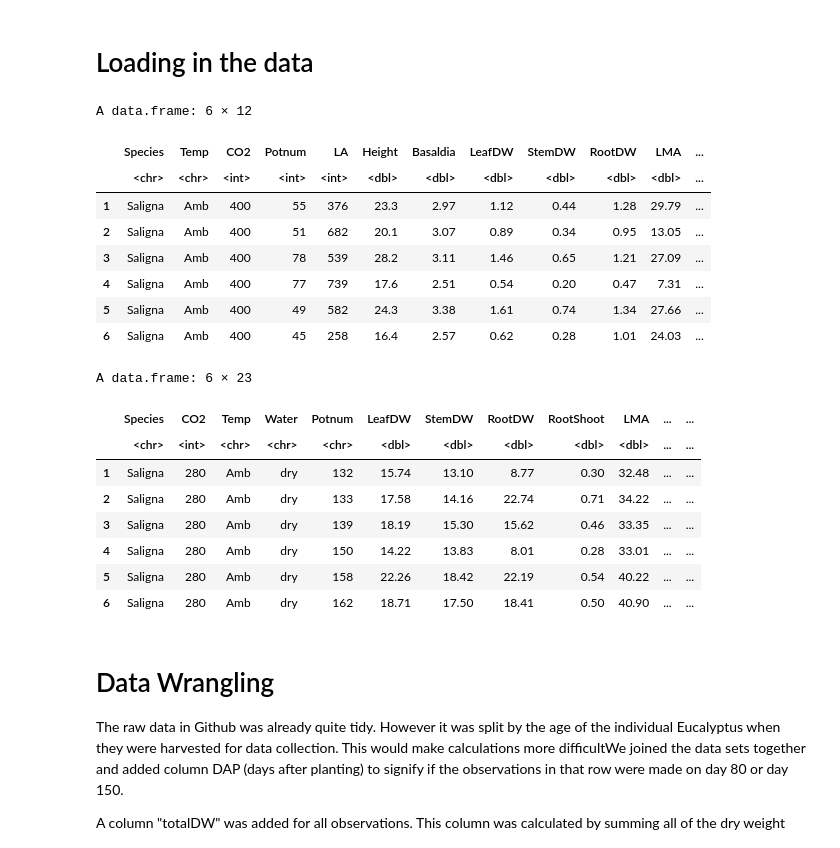
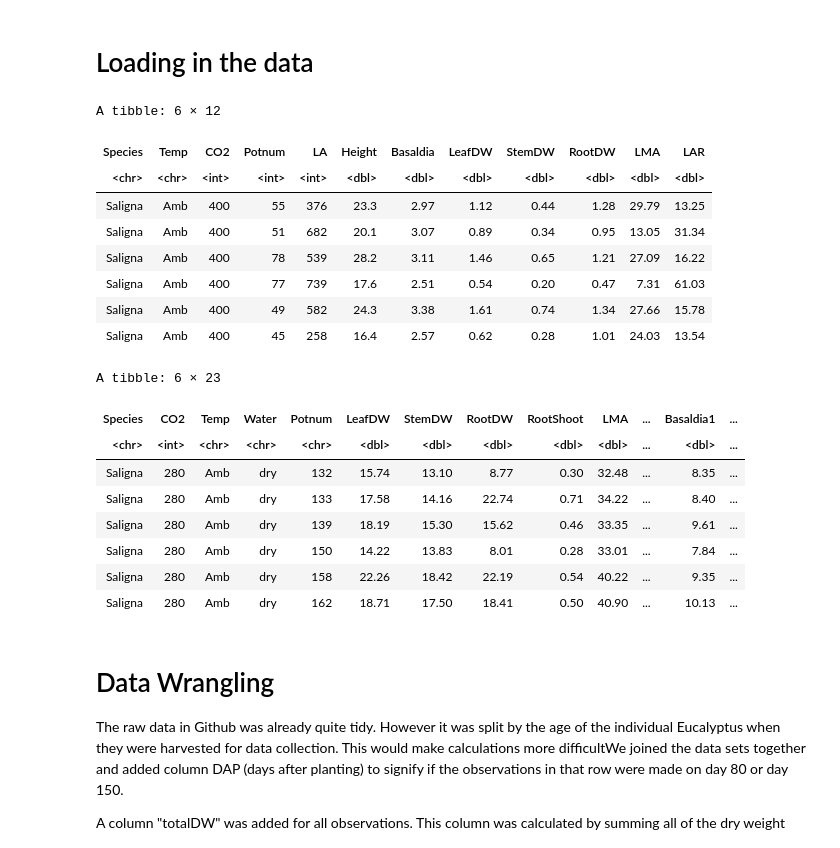
Before and after one commit to cangulo2/OCN682F22, a Jupyter notebook: Final_Project/Impacts of Environmental Conditions on Woody Plant Growth - Final Project.ipynb, the cells around one changed output. Drawn from its saved outputs; the diff is of its cells as text; code cells hidden in the pictures.

```diff
--- a/Final_Project/Impacts of Environmental Conditions on Woody Plant Growth - Final Project.ipynb
+++ b/Final_Project/Impacts of Environmental Conditions on Woody Plant Growth - Final Project.ipynb
@@ -23,29 +12,29 @@ The following objects are masked from 'package:base':
 # %% [markdown]
 # Loading in the data
 # %%
-Ghannoum_b <- read.csv(url("https://raw.githubusercontent.com/dfalster/baad/master/data/Ghannoum2010b/data.csv"))
-Ghannoum_a <- read.csv(url("https://raw.githubusercontent.com/dfalster/baad/master/data/Ghannoum2010a/data.csv"))
+Ghannoum_b <- tibble(read.csv(url("https://raw.githubusercontent.com/dfalster/baad/master/data/Ghannoum2010b/data.csv")))
+Ghannoum_a <- tibble(read.csv(url("https://raw.githubusercontent.com/dfalster/baad/master/data/Ghannoum2010a/data.csv")))
 head(Ghannoum_b)
 head(Ghannoum_a)
 # %% [output]
-A data.frame: 6 × 12
+A tibble: 6 × 12
-|  | Species | Temp | CO2 | Potnum | LA | Height | Basaldia | LeafDW | StemDW | RootDW | LMA | ... |
-|  | <chr> | <chr> | <int> | <int> | <int> | <dbl> | <dbl> | <dbl> | <dbl> | <dbl> | <dbl> | ... |
-| 1 | Saligna | Amb | 400 | 55 | 376 | 23.3 | 2.97 | 1.12 | 0.44 | 1.28 | 29.79 | ... |
-| 2 | Saligna | Amb | 400 | 51 | 682 | 20.1 | 3.07 | 0.89 | 0.34 | 0.95 | 13.05 | ... |
-| 3 | Saligna | Amb | 400 | 78 | 539 | 28.2 | 3.11 | 1.46 | 0.65 | 1.21 | 27.09 | ... |
-| 4 | Saligna | Amb | 400 | 77 | 739 | 17.6 | 2.51 | 0.54 | 0.20 | 0.47 | 7.31 | ... |
-| 5 | Saligna | Amb | 400 | 49 | 582 | 24.3 | 3.38 | 1.61 | 0.74 | 1.34 | 27.66 | ... |
-| 6 | Saligna | Amb | 400 | 45 | 258 | 16.4 | 2.57 | 0.62 | 0.28 | 1.01 | 24.03 | ... |
+| Species | Temp | CO2 | Potnum | LA | Height | Basaldia | LeafDW | StemDW | RootDW | LMA | LAR |
+| <chr> | <chr> | <int> | <int> | <int> | <dbl> | <dbl> | <dbl> | <dbl> | <dbl> | <dbl> | <dbl> |
+| Saligna | Amb | 400 | 55 | 376 | 23.3 | 2.97 | 1.12 | 0.44 | 1.28 | 29.79 | 13.25 |
+| Saligna | Amb | 400 | 51 | 682 | 20.1 | 3.07 | 0.89 | 0.34 | 0.95 | 13.05 | 31.34 |
+| Saligna | Amb | 400 | 78 | 539 | 28.2 | 3.11 | 1.46 | 0.65 | 1.21 | 27.09 | 16.22 |
+| Saligna | Amb | 400 | 77 | 739 | 17.6 | 2.51 | 0.54 | 0.20 | 0.47 | 7.31 | 61.03 |
+| Saligna | Amb | 400 | 49 | 582 | 24.3 | 3.38 | 1.61 | 0.74 | 1.34 | 27.66 | 15.78 |
+| Saligna | Amb | 400 | 45 | 258 | 16.4 | 2.57 | 0.62 | 0.28 | 1.01 | 24.03 | 13.54 |
-A data.frame: 6 × 23
+A tibble: 6 × 23
-|  | Species | CO2 | Temp | Water | Potnum | LeafDW | StemDW | RootDW | RootShoot | LMA | ... | ... |
-|  | <chr> | <int> | <chr> | <chr> | <chr> | <dbl> | <dbl> | <dbl> | <dbl> | <dbl> | ... | ... |
-| 1 | Saligna | 280 | Amb | dry | 132 | 15.74 | 13.10 | 8.77 | 0.30 | 32.48 | ... | ... |
-| 2 | Saligna | 280 | Amb | dry | 133 | 17.58 | 14.16 | 22.74 | 0.71 | 34.22 | ... | ... |
-| 3 | Saligna | 280 | Amb | dry | 139 | 18.19 | 15.30 | 15.62 | 0.46 | 33.35 | ... | ... |
-| 4 | Saligna | 280 | Amb | dry | 150 | 14.22 | 13.83 | 8.01 | 0.28 | 33.01 | ... | ... |
-| 5 | Saligna | 280 | Amb | dry | 158 | 22.26 | 18.42 | 22.19 | 0.54 | 40.22 | ... | ... |
-| 6 | Saligna | 280 | Amb | dry | 162 | 18.71 | 17.50 | 18.41 | 0.50 | 40.90 | ... | ... |
+| Species | CO2 | Temp | Water | Potnum | LeafDW | StemDW | RootDW | RootShoot | LMA | ... | Basaldia1 | ... |
+| <chr> | <int> | <chr> | <chr> | <chr> | <dbl> | <dbl> | <dbl> | <dbl> | <dbl> | ... | <dbl> | ... |
+| Saligna | 280 | Amb | dry | 132 | 15.74 | 13.10 | 8.77 | 0.30 | 32.48 | ... | 8.35 | ... |
+| Saligna | 280 | Amb | dry | 133 | 17.58 | 14.16 | 22.74 | 0.71 | 34.22 | ... | 8.40 | ... |
+| Saligna | 280 | Amb | dry | 139 | 18.19 | 15.30 | 15.62 | 0.46 | 33.35 | ... | 9.61 | ... |
+| Saligna | 280 | Amb | dry | 150 | 14.22 | 13.83 | 8.01 | 0.28 | 33.01 | ... | 7.84 | ... |
+| Saligna | 280 | Amb | dry | 158 | 22.26 | 18.42 | 22.19 | 0.54 | 40.22 | ... | 9.35 | ... |
+| Saligna | 280 | Amb | dry | 162 | 18.71 | 17.50 | 18.41 | 0.50 | 40.90 | ... | 10.13 | ... |
 # %% [markdown]
 # Data Wrangling
 The raw data in Github was already quite tidy. However it was split by the age of the individual Eucalyptus when they were harvested for data collection. This would make calculations more difficultWe joined the data sets together and added column DAP (days after planting) to signify if the observations in that row were made on day 80 or day 150.
```
Also changed, not shown: parts of 10 cells of this notebook, 1 other file.
